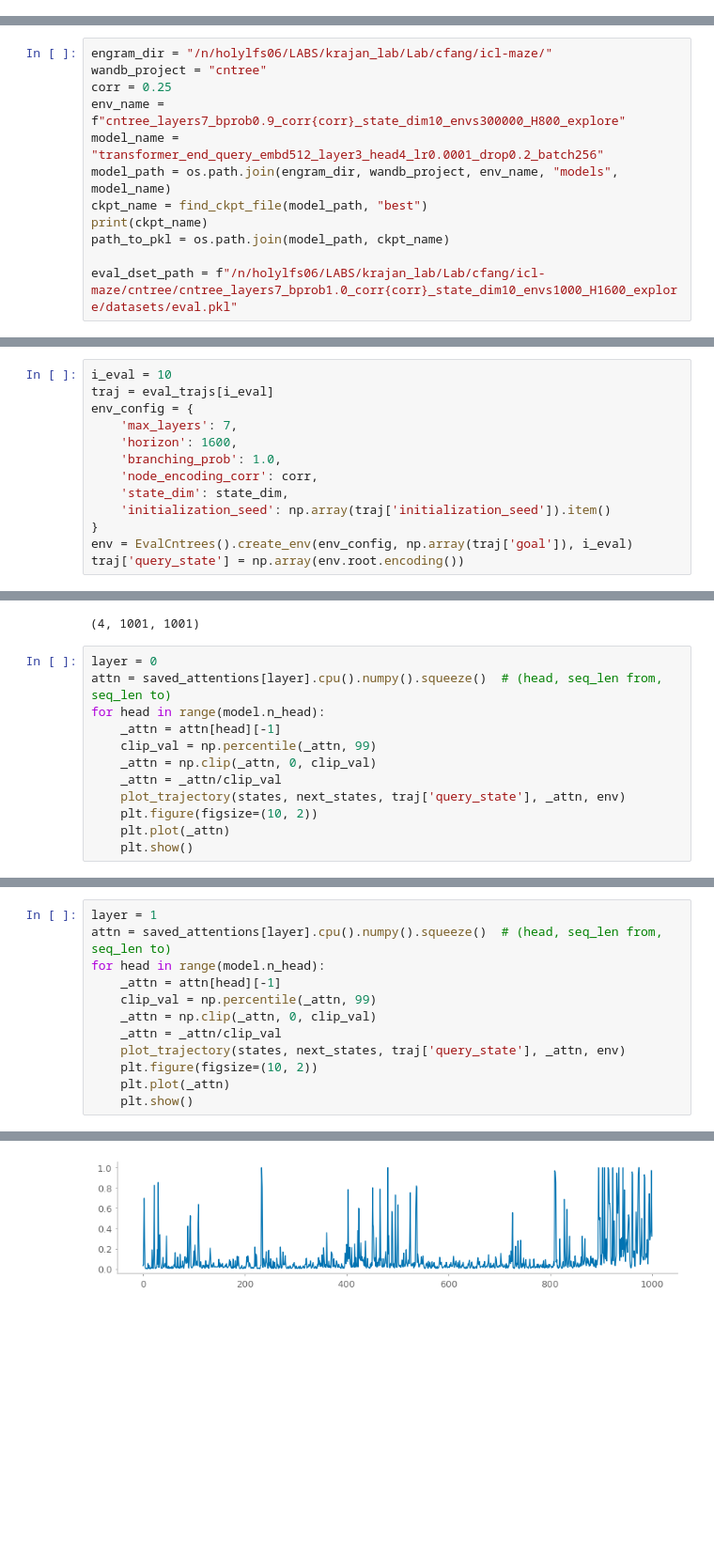
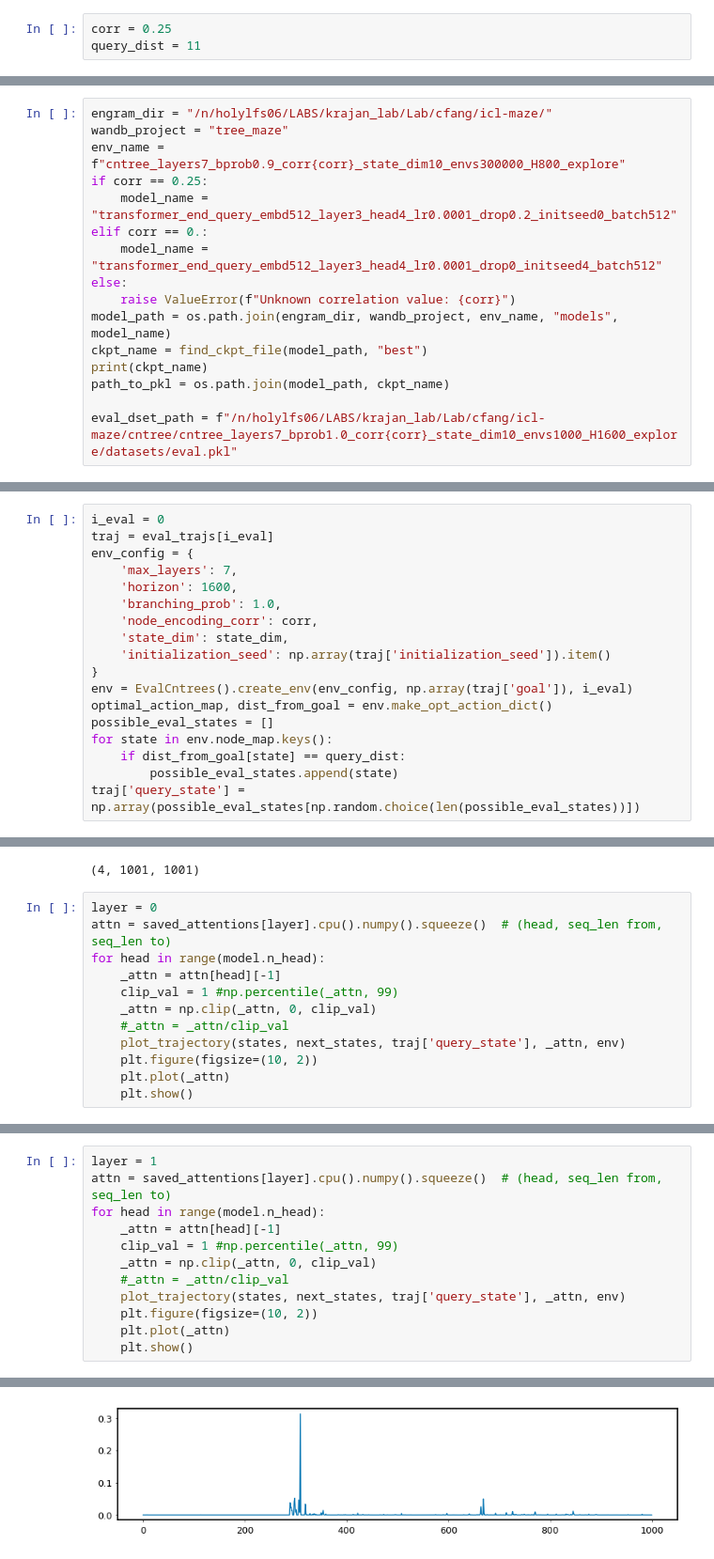
Before and after one commit to chingf/icl-maze, a Jupyter notebook: notebooks/04_attention.ipynb, the cells around one changed output, grey strips where cells are left out. Shown at 94% size. Cells and saved outputs as stored; diff of their text form; blank space fills up the shorter version.

```diff
--- a/notebooks/04_attention.ipynb
+++ b/notebooks/04_attention.ipynb
@@ -17,14 +17,21 @@ from src.evals.eval_trees import EvalTrees
 from src.evals.eval_trees import EvalCntrees
 
 from copy import copy
+# %%
+corr = 0.25
+query_dist = 11
 # %% [markdown]
 # Load Model
 # %%
 engram_dir = "/n/holylfs06/LABS/krajan_lab/Lab/cfang/icl-maze/"
-wandb_project = "cntree"
-corr = 0.25
+wandb_project = "tree_maze"
 env_name = f"cntree_layers7_bprob0.9_corr{corr}_state_dim10_envs300000_H800_explore"
-model_name = "transformer_end_query_embd512_layer3_head4_lr0.0001_drop0.2_batch256"
+if corr == 0.25:
+    model_name = "transformer_end_query_embd512_layer3_head4_lr0.0001_drop0.2_initseed0_batch512"
+elif corr == 0.:
+    model_name = "transformer_end_query_embd512_layer3_head4_lr0.0001_drop0_initseed4_batch512"
+else:
+    raise ValueError(f"Unknown correlation value: {corr}")
 model_path = os.path.join(engram_dir, wandb_project, env_name, "models", model_name)
 ckpt_name = find_ckpt_file(model_path, "best")
 print(ckpt_name)
@@ -88,7 +95,7 @@ else:  # Pickle file
     eval_trajs = random.sample(eval_trajs, n_eval_envs)
     random.seed()
 # %%
-i_eval = 10
+i_eval = 0
 traj = eval_trajs[i_eval]
 env_config = {
     'max_layers': 7,
@@ -99,7 +106,12 @@ env_config = {
     'initialization_seed': np.array(traj['initialization_seed']).item()
 }
 env = EvalCntrees().create_env(env_config, np.array(traj['goal']), i_eval)
-traj['query_state'] = np.array(env.root.encoding())
+optimal_action_map, dist_from_goal = env.make_opt_action_dict()
+possible_eval_states = []
+for state in env.node_map.keys():
+    if dist_from_goal[state] == query_dist:
+        possible_eval_states.append(state)
+traj['query_state'] = np.array(possible_eval_states[np.random.choice(len(possible_eval_states))])
 # %%
 print(traj['context_rewards'][:1000].sum())
 # %% [output]
@@ -233,9 +235,9 @@ layer = 0
 attn = saved_attentions[layer].cpu().numpy().squeeze()  # (head, seq_len from, seq_len to)
 for head in range(model.n_head):
     _attn = attn[head][-1]
-    clip_val = np.percentile(_attn, 99)
+    clip_val = 1 #np.percentile(_attn, 99)
     _attn = np.clip(_attn, 0, clip_val)
-    _attn = _attn/clip_val
+    #_attn = _attn/clip_val
     plot_trajectory(states, next_states, traj['query_state'], _attn, env)
     plt.figure(figsize=(10, 2))
     plt.plot(_attn)
@@ -254,9 +256,9 @@ layer = 1
 attn = saved_attentions[layer].cpu().numpy().squeeze()  # (head, seq_len from, seq_len to)
 for head in range(model.n_head):
     _attn = attn[head][-1]
-    clip_val = np.percentile(_attn, 99)
+    clip_val = 1 #np.percentile(_attn, 99)
     _attn = np.clip(_attn, 0, clip_val)
-    _attn = _attn/clip_val
+    #_attn = _attn/clip_val
     plot_trajectory(states, next_states, traj['query_state'], _attn, env)
     plt.figure(figsize=(10, 2))
     plt.plot(_attn)
@@ -272,4 +274,4 @@ for head in range(model.n_head):
-[figure, old version]
+[figure, new version]
 # %%
 layer = 2
 attn = saved_attentions[layer].cpu().numpy().squeeze()  # (head, seq_len from, seq_len to)
```
Also changed, not shown: parts of 7 cells of this notebook, 16 other files.
